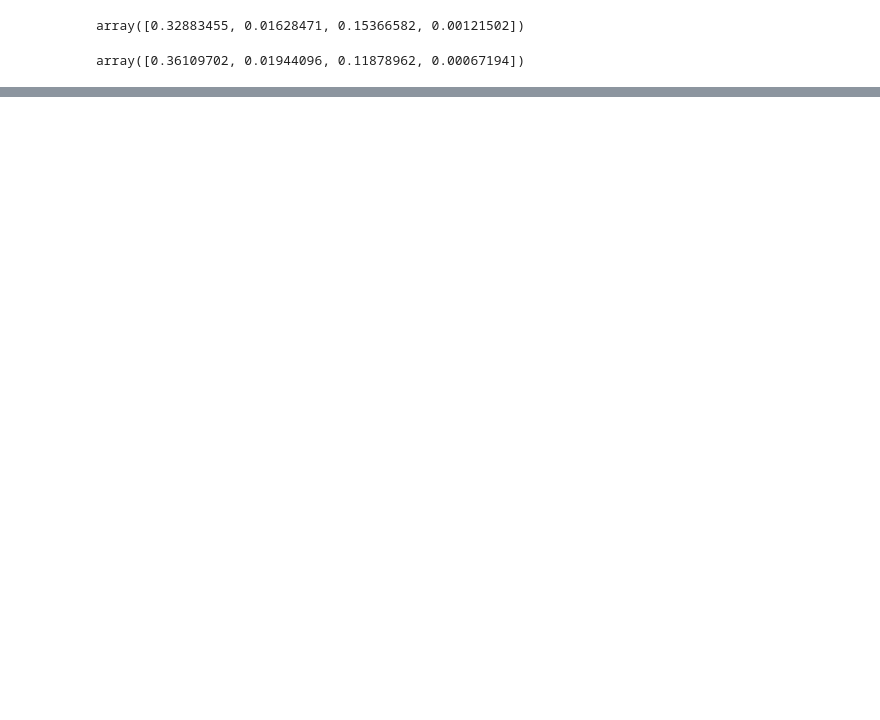
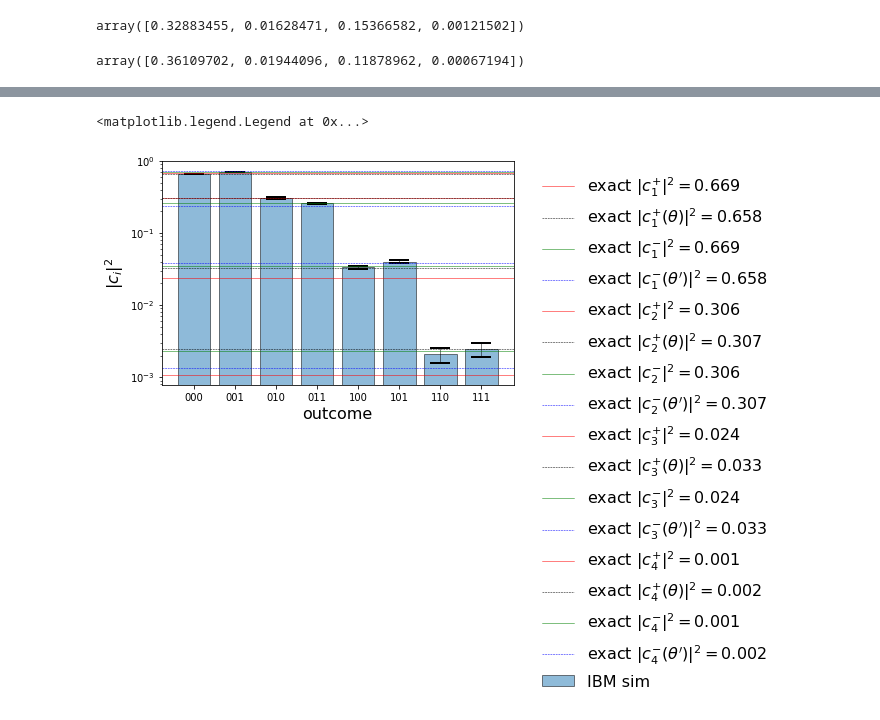
Before and after one commit to avkhadiev/schwinger-vqe, a Jupyter notebook: Superposition.ipynb, the cells around one changed output, grey strips where cells are left out. Drawn from its saved outputs; the diff is of its cells as text; code cells hidden in the pictures; blank space fills up the shorter version.

```diff
--- a/Superposition.ipynb
+++ b/Superposition.ipynb
@@ -290,0 +339,2 @@ plot_histogram(counts)
+# %%
+measured_coeffs = compute_stats(result_sim, False)
@@ -290,0 +352,10 @@ plot_histogram(counts)
+# %%
+# compare with Mathematica's expectations
+mathematica_res = -1.01162 # Even
+mathematica_res2 = 0.486204 # Odd
+
+# odd coefficients
+even_coeffs = [0.669069, 0.305919, 0.023941, 0.00107068]
+odd_coeffs = [0.7041621406145364, 0.2582831083289985, 0.03524433188695736, 0.002310419169507747]
+even_coeffs_at_theta = [0.657669, 0.307332, 0.0325695, 0.00243004]
+odd_coeffs_at_theta = [0.722195, 0.23758, 0.0388819, 0.00134388]
@@ -290,0 +365,35 @@ plot_histogram(counts)
+# %%
+import matplotlib.pyplot as plt
+outcomes = list(measured_coeffs.keys())
+outcomes_bars = np.arange(len(outcomes))
+avgs = [measured_coeffs[outcome][0] for outcome in outcomes]
+stds = [measured_coeffs[outcome][1] for outcome in outcomes]
+fig, ax = plt.subplots()
+ax.bar(outcomes_bars, avgs, yerr=stds,
+       align='center', alpha=0.5, ecolor='black',
+       edgecolor='k',
+       error_kw=dict(lw=0.5, capsize=10, capthick=2.0),
+       label='IBM sim')
+ax.set_ylabel(r'$|c_i|^2$', fontsize=16)
+ax.set_xlabel(r'outcome', fontsize=16)
+ax.set_xticks(outcomes_bars)
+ax.set_xticklabels(outcomes)
+#ax.set_title('$E \\pm \\Delta E = %.3f \\pm %.3f$\n($E = %.3f$ exact),\n nshots=%d'
+#             % (energy_eval, energy_eval_err, mathematica_res,
+#               sim.quantum_instance.run_config.shots), fontsize=16)
+for icoeff in range(len(even_coeffs)):
+    ax.axhline(y = even_coeffs[icoeff], color ='red', linewidth = 0.5,
+               label=r'exact $|c^{+}_{%d}|^2 = %.3f$' % (icoeff+1, even_coeffs[icoeff]))
+    ax.axhline(y = even_coeffs_at_theta[icoeff], color ='k', linewidth = 0.5, linestyle='dashed',
+               label=r'exact $|c^{+}_{%d}(\theta)|^2 = %.3f$' % (icoeff+1, even_coeffs_at_theta[icoeff]))
+    ax.axhline(y = odd_coeffs[icoeff], color ='green', linewidth = 0.5,
+               label=r'exact $|c^{-}_{%d}|^2 = %.3f$' % (icoeff+1, even_coeffs[icoeff]))
+    ax.axhline(y = odd_coeffs_at_theta[icoeff], color ='blue', linewidth = 0.5, linestyle='dashed',
+               label=r'exact $|c^{-}_{%d}(\theta^{\prime})|^2 = %.3f$' % (icoeff+1, even_coeffs_at_theta[icoeff]))
+ax.set_yscale('log')
+plt.tight_layout()
+plt.legend(frameon=False, fontsize=16, bbox_to_anchor=(1.04,1), loc="upper left")
+#plt.savefig("even.png", dpi=300)
+# %% [output]
+<matplotlib.legend.Legend at 0x...>
+[figure, added]
```
Also changed, not shown: parts of 11 cells of this notebook, 5 other files.
